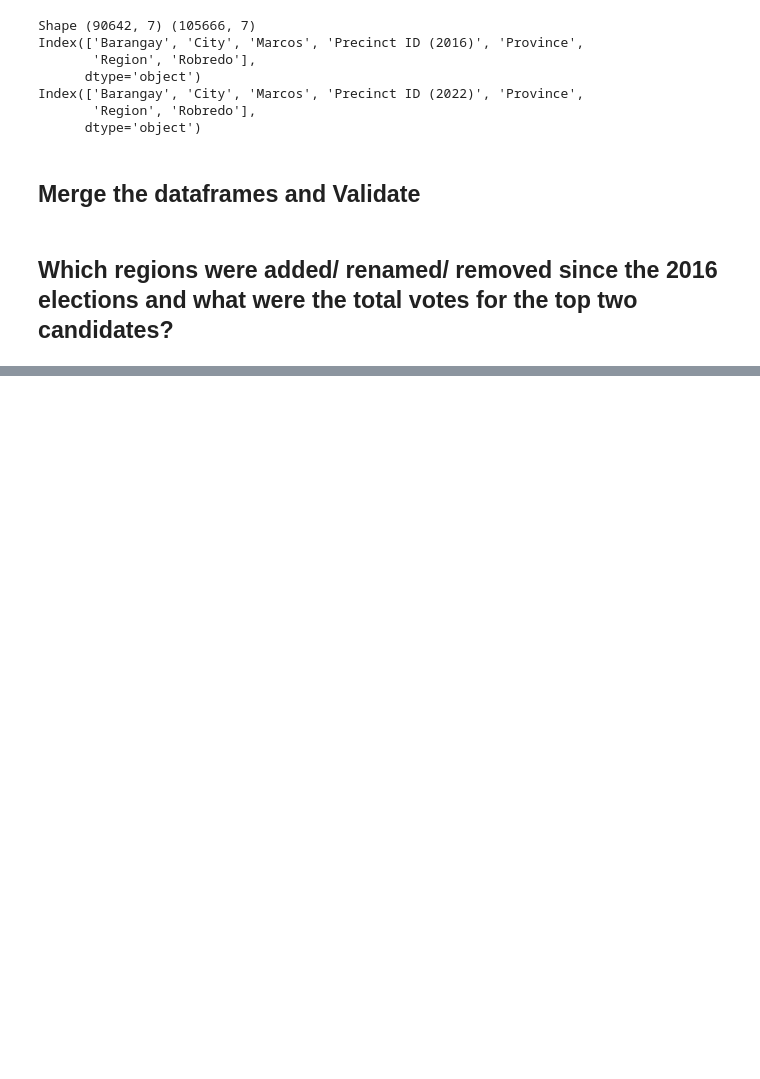
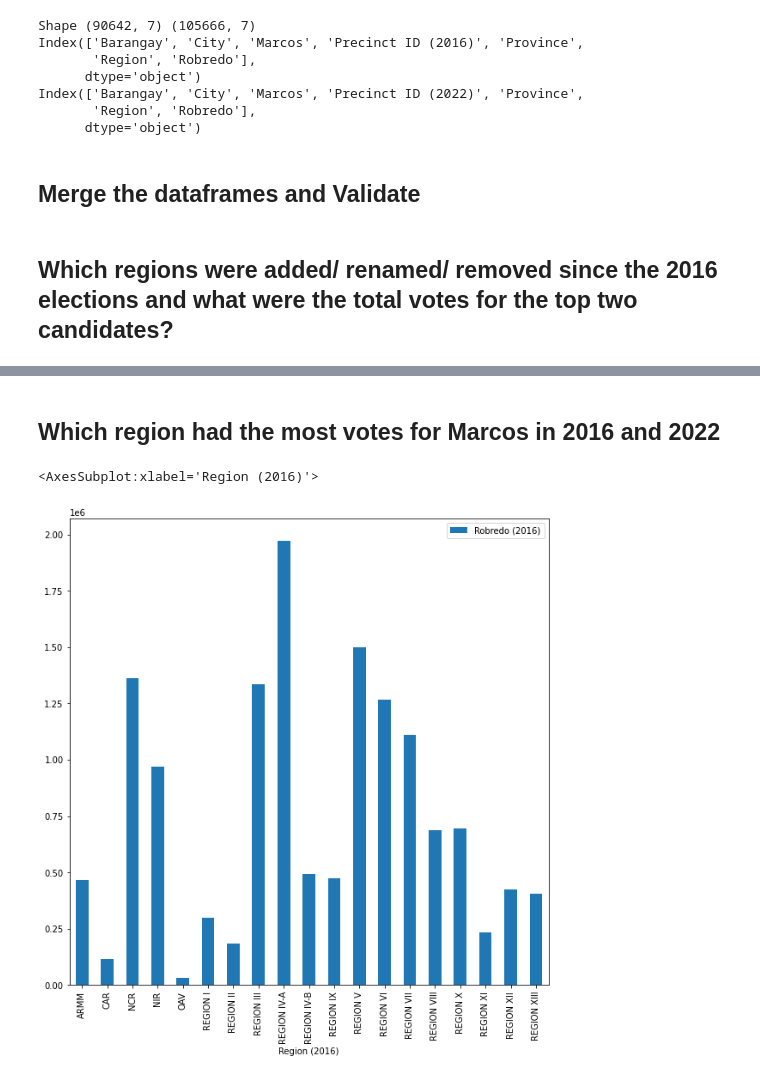
Before and after one commit to Iionsroar/pjdsc, a Jupyter notebook: notebooks/votes_on_updated_locs.ipynb, the cells around one changed output, grey strips where cells are left out. Drawn from its saved outputs; the diff is of its cells as text; code cells hidden in the pictures; blank space fills up the shorter version.

```diff
--- a/notebooks/votes_on_updated_locs.ipynb
+++ b/notebooks/votes_on_updated_locs.ipynb
@@ -139,0 +177,7 @@ merged.loc[
+# %% [markdown]
+## Which region had the most votes for Marcos in 2016 and 2022
+# %%
+merged[["Region (2016)", "Robredo (2016)"]].groupby("Region (2016)").sum().plot.bar(y="Robredo (2016)", figsize=(10,10))
+# %% [output]
+<AxesSubplot:xlabel='Region (2016)'>
+[figure, added]
```
Also changed, not shown: parts of 6 cells of this notebook, 10 other files.
